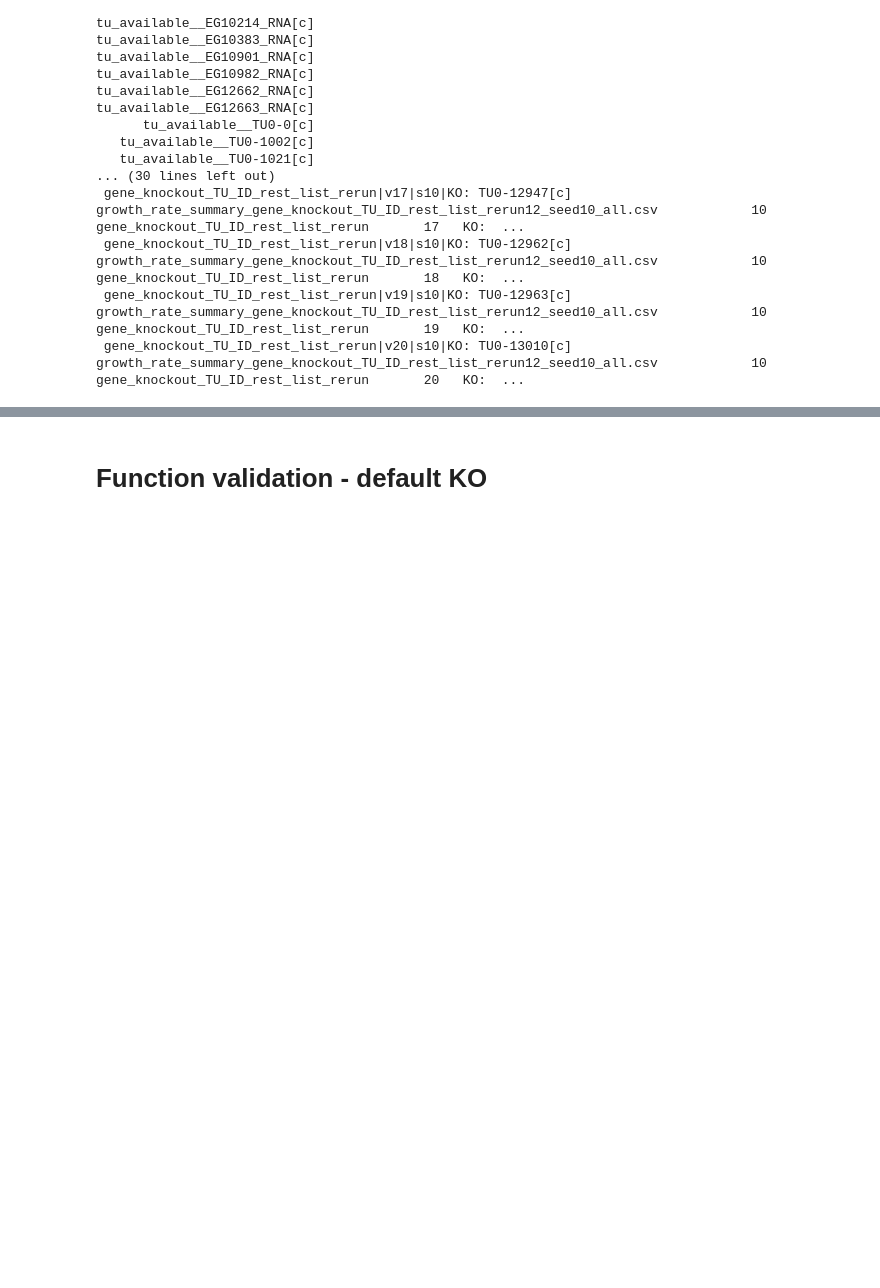
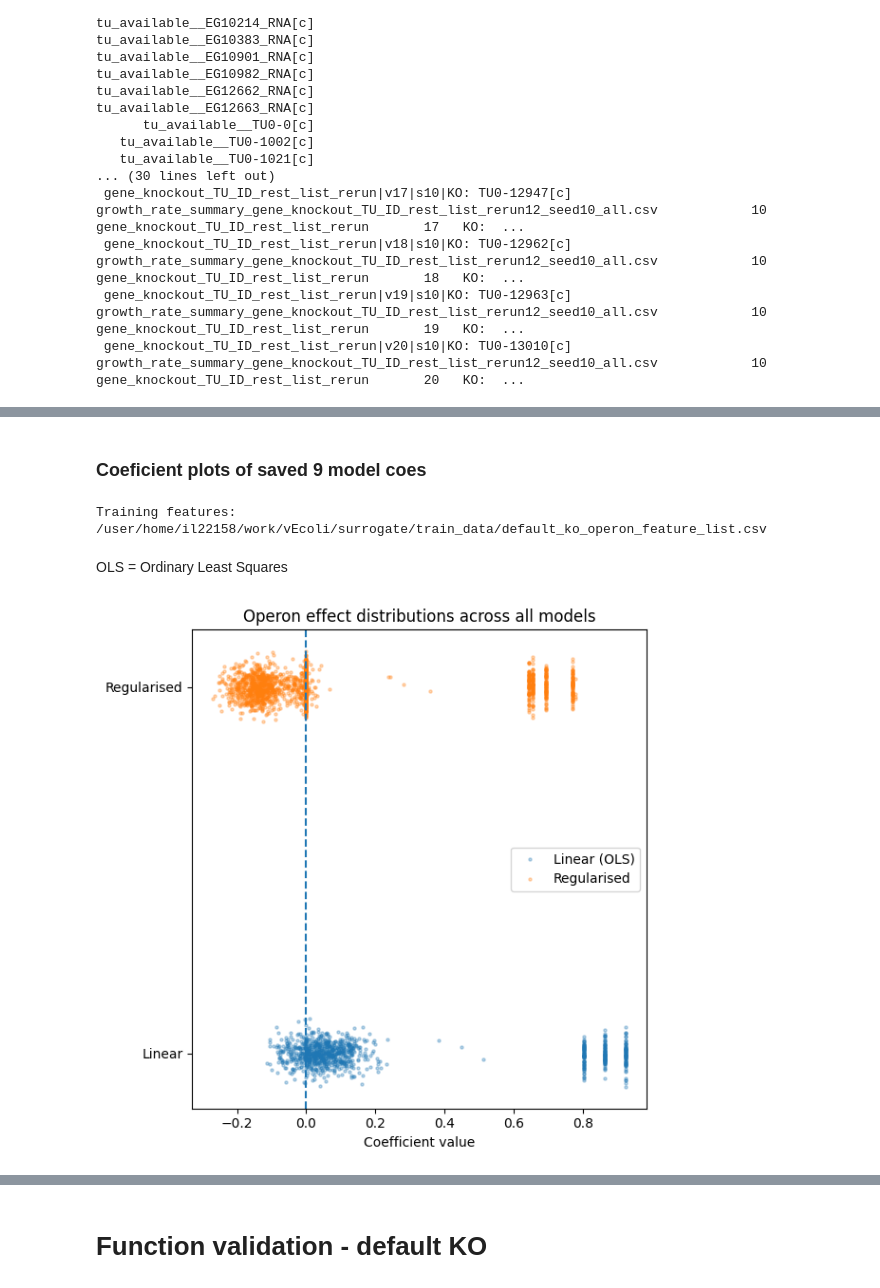
Before and after one commit to katha815/vEcoli-Local, a Jupyter notebook: surrogate/baseline_regression.ipynb, the cells around one changed output, grey strips where cells are left out. Saved outputs shown, nothing was run; the diff lists cells and outputs as text; code cells hidden in the pictures; blank space fills up the shorter version.

```diff
--- a/surrogate/baseline_regression.ipynb
+++ b/surrogate/baseline_regression.ipynb
@@ -3359,0 +4940,2 @@ dtype: float64
+# %% [markdown]
+### Coeficient plots of saved 9 model coes
@@ -3359,0 +4953,77 @@ dtype: float64
+# %%
+df_lin["coef_mean"] = df_lin[[
+    "coef_full",
+    "coef_seedA_train",
+    "coef_seedB_train"
+]].mean(axis=1)
+
+df_reg["reg_mean"] = df_reg[[
+    "ridge_full",
+    "ridge_A_train",
+    "ridge_B_train",
+    "enet_full",
+    "enet_A_train",
+    "enet_B_train"
+]].mean(axis=1)
+# %%
+df = pd.merge(
+    df_lin,
+    df_reg,
+    on="tu",
+    suffixes=("_lin", "_reg")
+)
+# %% [output]
+Training features: /user/home/il22158/work/vEcoli/surrogate/train_data/default_ko_operon_feature_list.csv
+# %% [markdown]
+OLS = Ordinary Least Squares
+# %%
+"""figure1: Linear vs Regularized consensus"""
+
+lin_cols = [
+    "coef_full",
+    "coef_seedA_train",
+    "coef_seedB_train"
+]
+
+reg_cols = [
+    "ridge_full",
+    "ridge_A_train",
+    "ridge_B_train",
+    "enet_full",
+    "enet_A_train",
+    "enet_B_train"
+]
+
+# -----------------------------
+# Stack into long format (no merging needed)
+# -----------------------------
+lin_vals = df_lin[lin_cols].values.flatten()
+reg_vals = df_reg[reg_cols].values.flatten()
+
+# Remove NaNs just in case
+lin_vals = lin_vals[~np.isnan(lin_vals)]
+reg_vals = reg_vals[~np.isnan(reg_vals)]
+
+# -----------------------------
+# Plot (2-group comparison)
+# -----------------------------
+plt.figure(figsize=(6,6))
+
+y_lin = np.random.normal(0, 0.03, len(lin_vals))
+y_reg = np.random.normal(1, 0.03, len(reg_vals))
+
+plt.scatter(lin_vals, y_lin, s=5, alpha=0.3, color="tab:blue", label="Linear (OLS)")
+plt.scatter(reg_vals, y_reg, s=5, alpha=0.3, color="tab:orange", label="Regularised")
+
+plt.axvline(0, linestyle="--")
+
+plt.yticks([0, 1], ["Linear", "Regularised"])
+plt.xlabel("Coefficient value")
+plt.title("Operon effect distributions across all models")
+
+plt.legend()
+plt.tight_layout()
+plt.savefig(SURROGATE_DIR + "/operon_effects_comparison_lin_vs_reg.png")
+plt.show()
+# %% [output]
+[figure, added]
```
Also changed, not shown: parts of 63 cells of this notebook, 58 other files.
